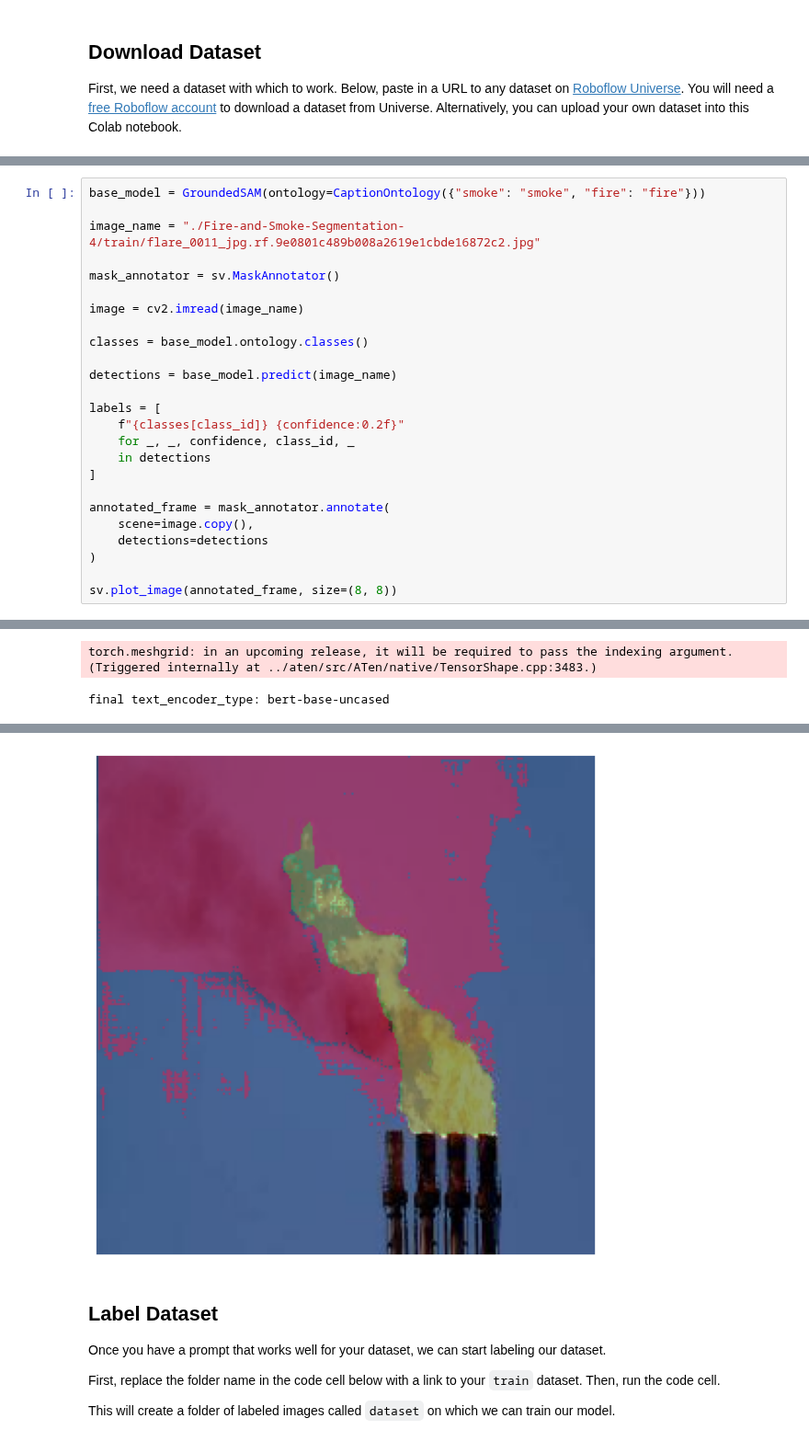
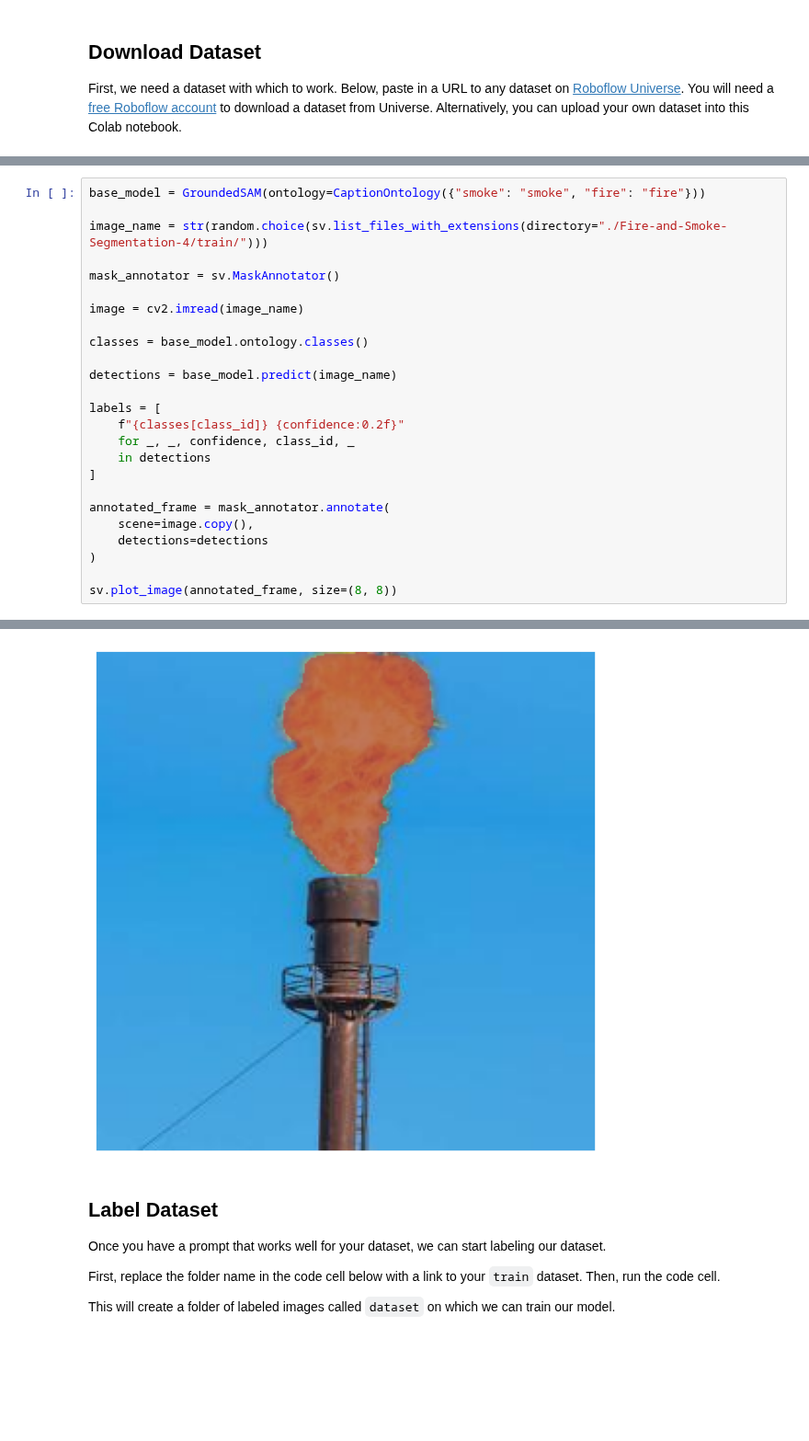
Before and after one commit to roboflow/notebooks, a Jupyter notebook: notebooks/train-segmentation-model-with-no-labeling.ipynb, the cells around one changed output, grey strips where cells are left out. Shown at 92% size. Cells and saved outputs as stored; diff of their text form; blank space fills up the shorter version.

```diff
--- a/notebooks/train-segmentation-model-with-no-labeling.ipynb
+++ b/notebooks/train-segmentation-model-with-no-labeling.ipynb
@@ -90,7 +89,7 @@ Feel free to experiment with the prompt until you get the expected result across
 # %%
 base_model = GroundedSAM(ontology=CaptionOntology({"smoke": "smoke", "fire": "fire"}))
 
-image_name = "./Fire-and-Smoke-Segmentation-4/train/flare_0011_jpg.rf.9e0801c489b008a2619e1cbde16872c2.jpg"
+image_name = str(random.choice(sv.list_files_with_extensions(directory="./Fire-and-Smoke-Segmentation-4/train/")))
 
 mask_annotator = sv.MaskAnnotator()
 
@@ -118,2 +116,0 @@ downloading dino model weights
-torch.meshgrid: in an upcoming release, it will be required to pass the indexing argument. (Triggered internally at ../aten/src/ATen/native/TensorShape.cpp:3483.)
-final text_encoder_type: bert-base-uncased
@@ -127,4 +117,4 @@ None of the inputs have requires_grad=True. Gradients will be None
-[figure, old version]
+[figure, new version]
 # %% [markdown]
 ## Label Dataset
 
```
Also changed, not shown: parts of 9 cells of this notebook.
